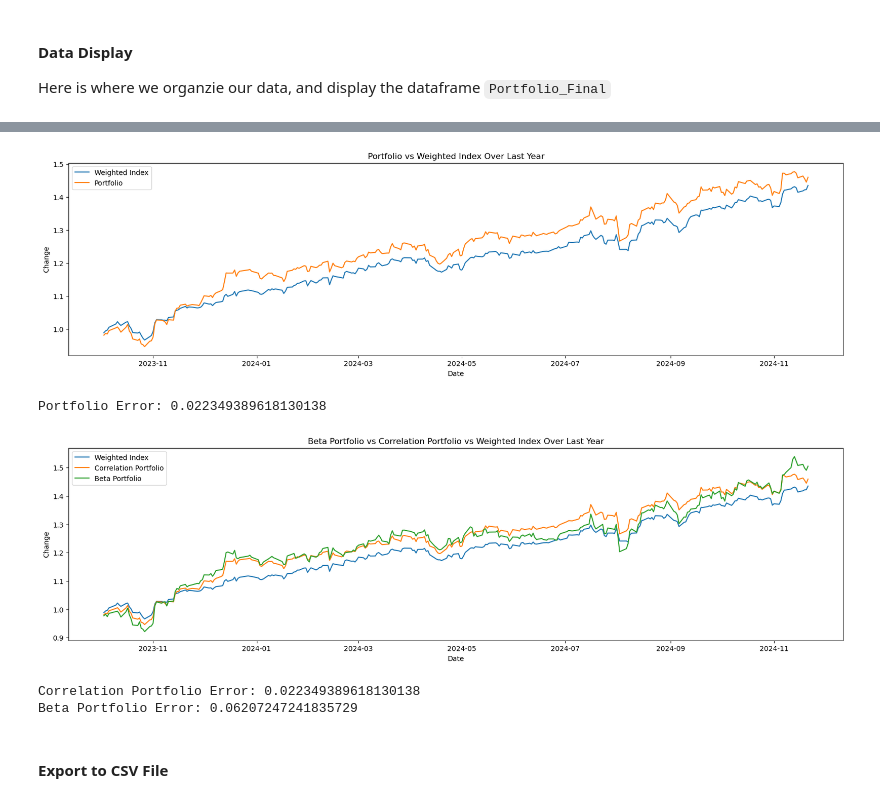
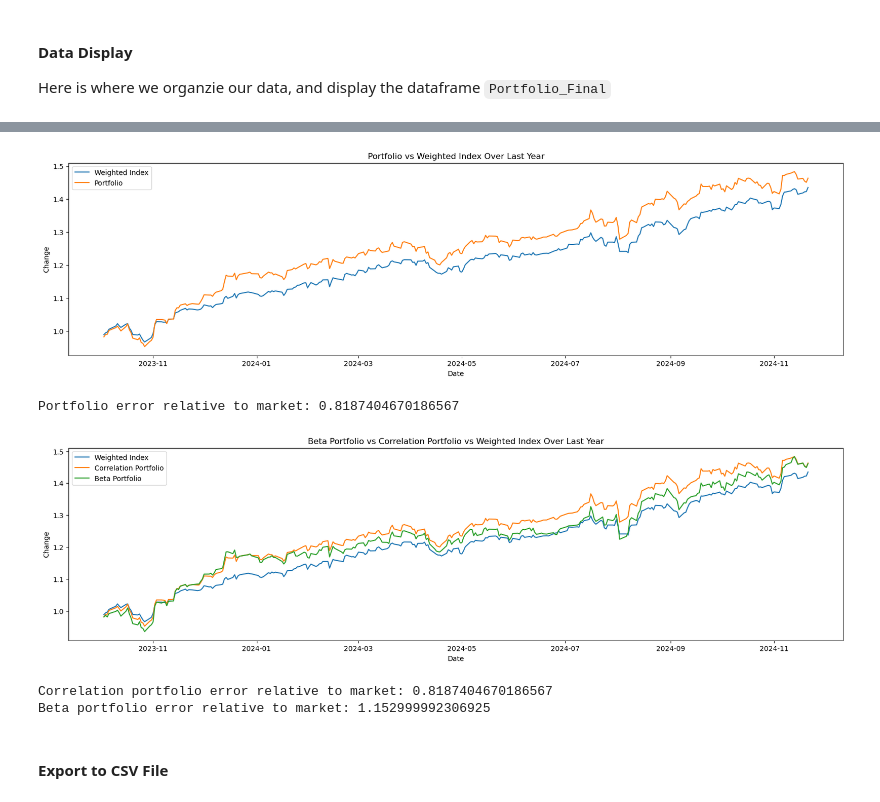
Before and after one commit to pingu15/CFM101, a Jupyter notebook: Final.ipynb, the cells around one changed output, grey strips where cells are left out. Drawn from its saved outputs; the diff is of its cells as text; code cells hidden in the pictures.

Commit message:
add portfolio error, run all possible combinations for best possible portfolio

```diff
--- a/Final.ipynb
+++ b/Final.ipynb
@@ -252,7 +251,7 @@ def adjust_sector_cap():
         SECTORS[sector] = (SECTORS[sector][0]/2, SECTORS[sector][1]/2, SECTORS[sector][2], SECTORS[sector][3])
 
 # binary search for optimal max percentage of a single stock such that we can have 24 stocks in our portfolio
-def unit_percentage():
+def unit_percentage(max_stocks):
     low = MIN_PCT
     high = 1.0
     while(low < high):
@@ -260,7 +259,7 @@ def unit_percentage():
         sum = 0
         for sector in SECTORS:
             sum += min(max(1, SECTORS[sector][0]//mid), SECTORS[sector][0]//MIN_PCT) + min(max(1, SECTORS[sector][1]//mid), SECTORS[sector][1]//MIN_PCT)
-        if(sum > MAX_STOCKS):
+        if(sum > max_stocks):
             low = mid+0.0001
         else:
             high = mid-0.0001
@@ -314,7 +313,7 @@ def sp_sectors():
     return pd.DataFrame(history, index=list(history.values())[0].index)
 
 # creates the portfolio
-def create_portfolio(data, sector_corr, unit_pct):
+def create_portfolio(data, sector_corr, unit_pct, pct_cap):
     portfolio = {stock: 0 for stock in data.index}
     # maps sector to index to be used in bipartite matching
     SECTOR_IDX = {}
@@ -333,7 +332,7 @@ def create_portfolio(data, sector_corr, unit_pct):
         idx += 2
     idx = 0
     for stock in data.index:
-        for i in range(int(PCT_CAP/unit_pct)):
+        for i in range(int(pct_cap/unit_pct)):
             STOCK_IDX[stock] = idx
             IDX_STOCK[idx] = stock
             idx += 1
@@ -373,13 +372,25 @@ def create_portfolio(data, sector_corr, unit_pct):
     for stock in portfolio:
         if(portfolio[stock] != 0):
             portfolio[stock] += round(1-sum, 4)
+            portfolio[stock] = round(portfolio[stock], 4)
             sum = 1.0
             break
     return portfolio, sum, count
 
 # calculates portfolio error relative to weighted index
 def portfolio_error(historical_data, weighted_index):
-    return (historical_data-weighted_index).sum()
+    return (historical_data-weighted_index).abs().sum()
+
+# returns sector percent change since start date
+def aggregate_pct_change(history):
+    result = pd.Series(index=history.index)
+    prev = 1
+    for day in history.index:
+        if(pd.isna(history[day])):
+            continue
+        result[day] = prev*(1+history[day])
+        prev = result[day]
+    return result
 # %% [markdown]
 #### Driver Code
 # %%
@@ -466,22 +513,7 @@ Portfolio_Final
 # %%
-# returns sector percent change since start date
-def aggregate_pct_change(history):
-    result = pd.Series(index=history.index)
-    prev = 1
-    for day in history.index:
-        if(pd.isna(history[day])):
-            continue
-        result[day] = prev*(1+history[day])
-        prev = result[day]
-    return result
-
 historical_data = pd.Series(0, index=history[stocks_to_buy[0]].index)
 for stock in stocks_to_buy:
     historical_data += portfolio[stock]*history[stock]
-weighted_index = pd.Series(0, index=history[stocks_to_buy[0]].index)
-for sector in SECTORS:
-    for i in range(2):
-        weighted_index += SECTORS[sector][i]*history[SECTORS[sector][2+i]]
 plt.figure(figsize=(20, 5))
 plt.title('Portfolio vs Weighted Index Over Last Year')
 plt.xlabel('Date')
@@ -490,32 +522,32 @@ plt.plot(aggregate_pct_change(weighted_index).dropna(), label='Weighted Index')
 plt.plot(aggregate_pct_change(historical_data).dropna(), label='Portfolio')
 plt.legend()
 plt.show()
-print('Portfolio Error:', portfolio_error(historical_data, weighted_index))
+print('Portfolio error relative to market:', portfolio_error(historical_data, weighted_index))
 # %% [output]
 [figure]
-Portfolio Error: 0.022349389618130138
+Portfolio error relative to market: 0.8187404670186567
 # %%
 sector_beta = [calc(data, history, beta, 0), calc(data, history, beta, 1)]
-beta_portfolio, beta_tot, beta_stocks = create_portfolio(data, sector_beta, unit_pct)
+beta_portfolio, beta_tot, beta_stocks = create_portfolio(data, sector_beta, best_unit_pct, best_pct_cap)
 beta_stocks_to_buy = [stock for stock in beta_portfolio if beta_portfolio[stock] != 0]
 historical_beta_data = pd.Series(0, index=history[beta_stocks_to_buy[0]].index)
 for stock in beta_stocks_to_buy:
     historical_beta_data += beta_portfolio[stock]*history[stock]
 plt.figure(figsize=(20, 5))
 plt.title('Beta Portfolio vs Correlation Portfolio vs Weighted Index Over Last Year')
 plt.xlabel('Date')
 plt.ylabel('Change')
 plt.plot(aggregate_pct_change(weighted_index).dropna(), label='Weighted Index')
 plt.plot(aggregate_pct_change(historical_data).dropna(), label='Correlation Portfolio')
 plt.plot(aggregate_pct_change(historical_beta_data).dropna(), label='Beta Portfolio')
 plt.legend()
 plt.show()
-print('Correlation Portfolio Error:', portfolio_error(historical_data, weighted_index))
-print('Beta Portfolio Error:', portfolio_error(historical_beta_data, weighted_index))
+print('Correlation portfolio error relative to market:', portfolio_error(historical_data, weighted_index))
+print('Beta portfolio error relative to market:', portfolio_error(historical_beta_data, weighted_index))
 # %% [output]
-[figure, old version]
+[figure, new version]
-Correlation Portfolio Error: 0.022349389618130138
-Beta Portfolio Error: 0.06207247241835729
+Correlation portfolio error relative to market: 0.8187404670186567
+Beta portfolio error relative to market: 1.152999992306925
 # %% [markdown]
 #### Export to CSV File
 # %%
```
Also changed, not shown: parts of 3 cells of this notebook, 1 other file.
